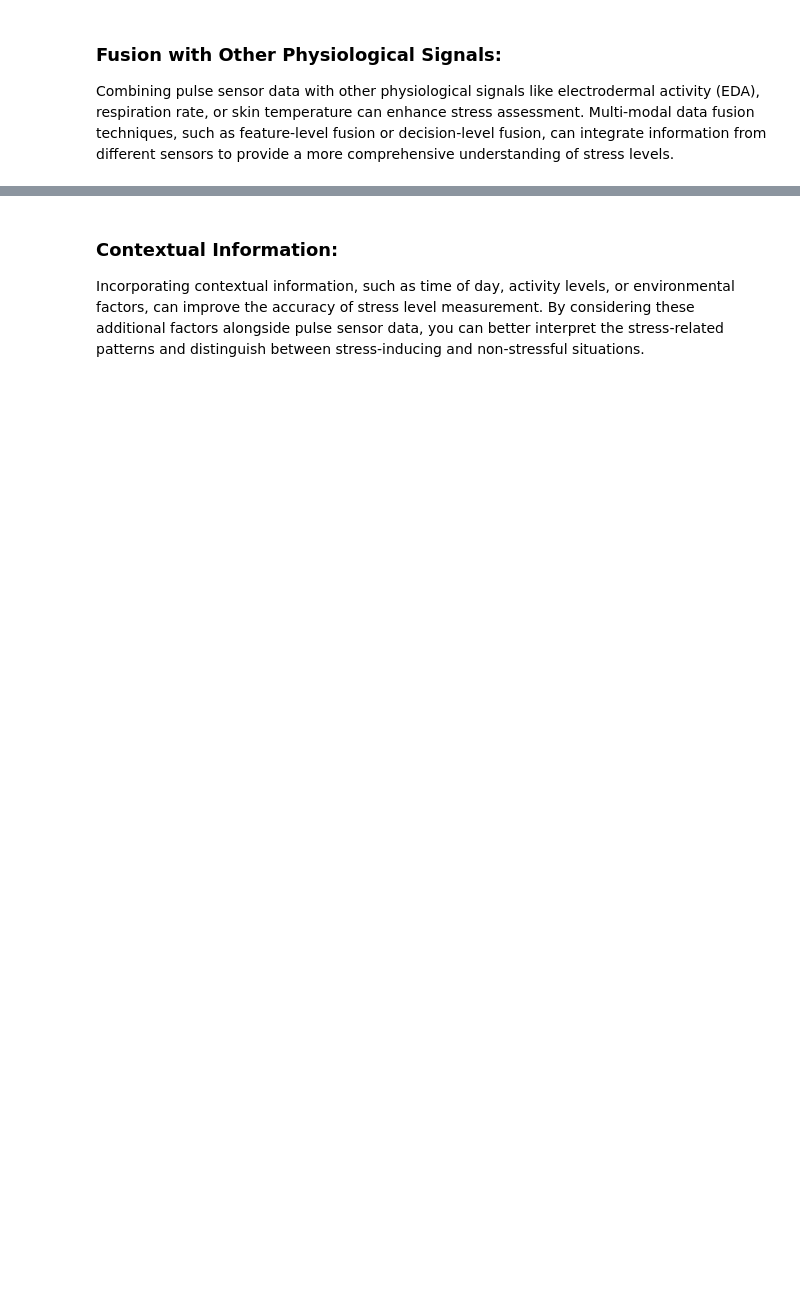
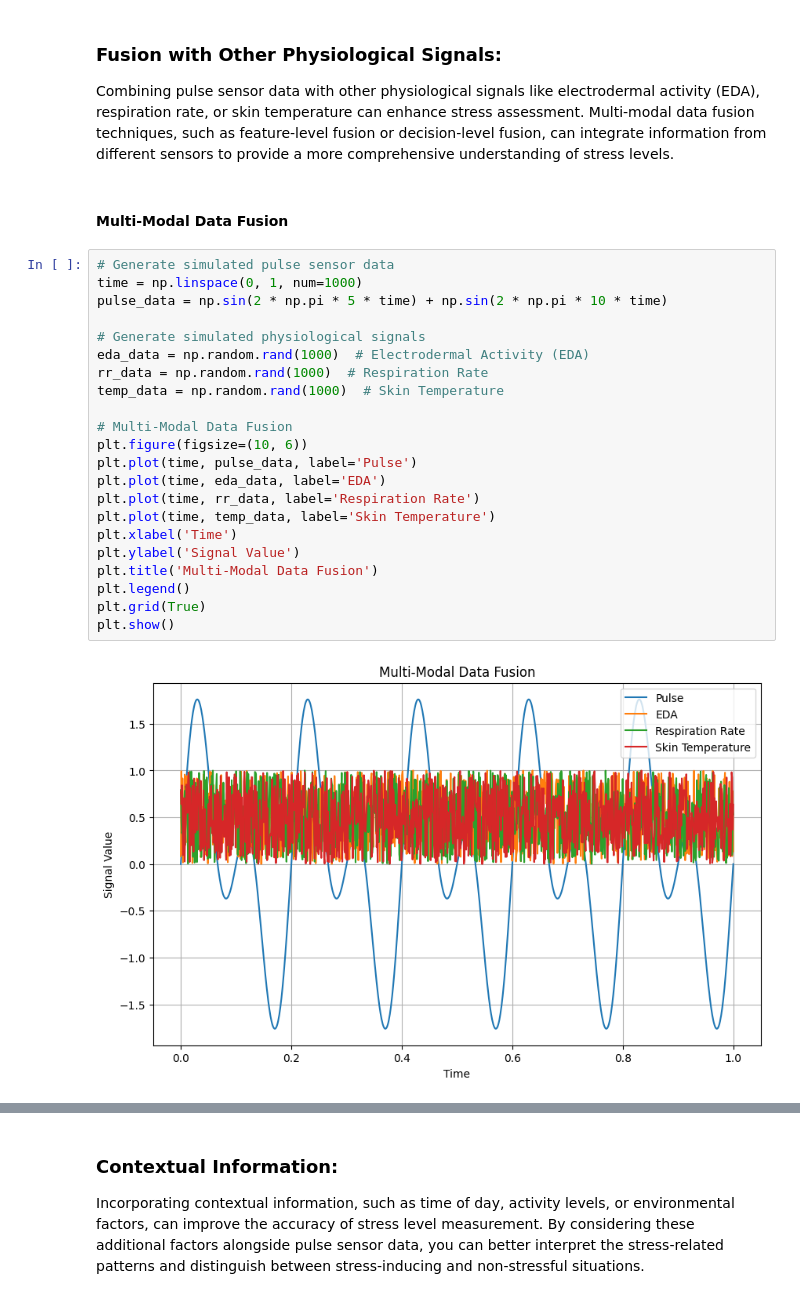
Before and after one commit to borisov5/Math_Concepts_for_Developers_March_2023, a Jupyter notebook: project for exam/Electrocardiography_project.ipynb, the cells around one changed output, grey strips where cells are left out. Drawn from its saved outputs; the diff is of its cells as text; blank space fills up the shorter version.

```diff
--- a/project for exam/Electrocardiography_project.ipynb
+++ b/project for exam/Electrocardiography_project.ipynb
@@ -654,3 +812,29 @@ Here are the general steps involved in training a machine learning algorithm to
 # %% [markdown]
 ### Fusion with Other Physiological Signals:
    Combining pulse sensor data with other physiological signals like electrodermal activity (EDA), respiration rate, or skin temperature can enhance stress assessment. Multi-modal data fusion techniques, such as feature-level fusion or decision-level fusion, can integrate information from different sensors to provide a more comprehensive understanding of stress levels.
+# %% [markdown]
+#### Multi-Modal Data Fusion
+# %%
+# Generate simulated pulse sensor data
+time = np.linspace(0, 1, num=1000)
+pulse_data = np.sin(2 * np.pi * 5 * time) + np.sin(2 * np.pi * 10 * time)
+
+# Generate simulated physiological signals
+eda_data = np.random.rand(1000)  # Electrodermal Activity (EDA)
+rr_data = np.random.rand(1000)  # Respiration Rate
+temp_data = np.random.rand(1000)  # Skin Temperature
+
+# Multi-Modal Data Fusion
+plt.figure(figsize=(10, 6))
+plt.plot(time, pulse_data, label='Pulse')
+plt.plot(time, eda_data, label='EDA')
+plt.plot(time, rr_data, label='Respiration Rate')
+plt.plot(time, temp_data, label='Skin Temperature')
+plt.xlabel('Time')
+plt.ylabel('Signal Value')
+plt.title('Multi-Modal Data Fusion')
+plt.legend()
+plt.grid(True)
+plt.show()
+# %% [output]
+[figure, added]
```
Also changed, not shown: parts of 36 cells of this notebook.
